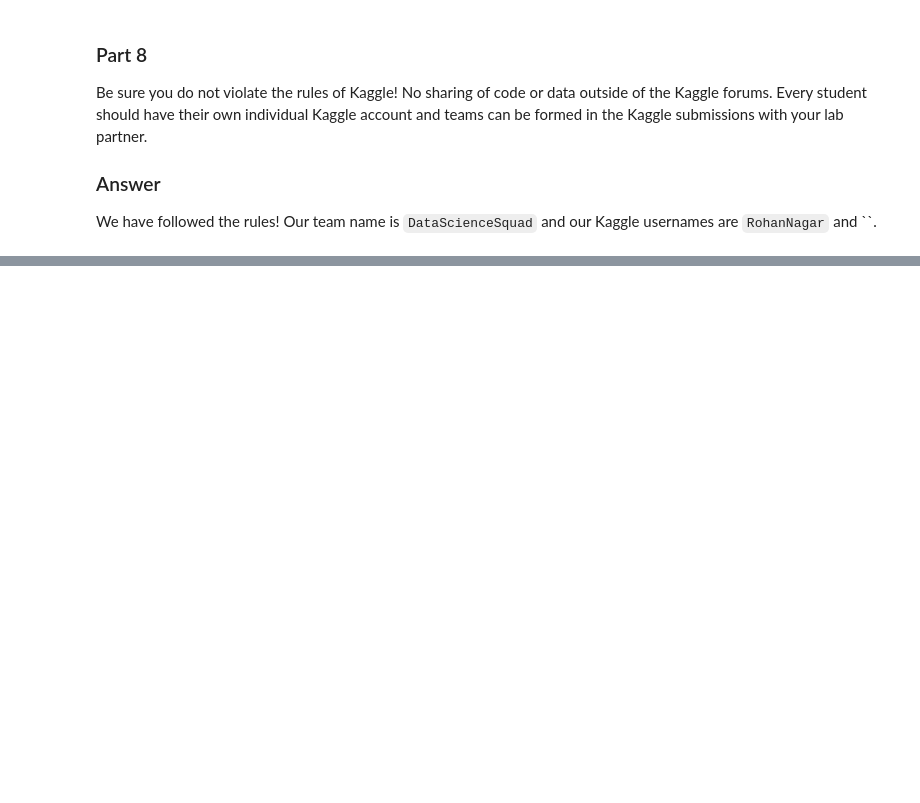
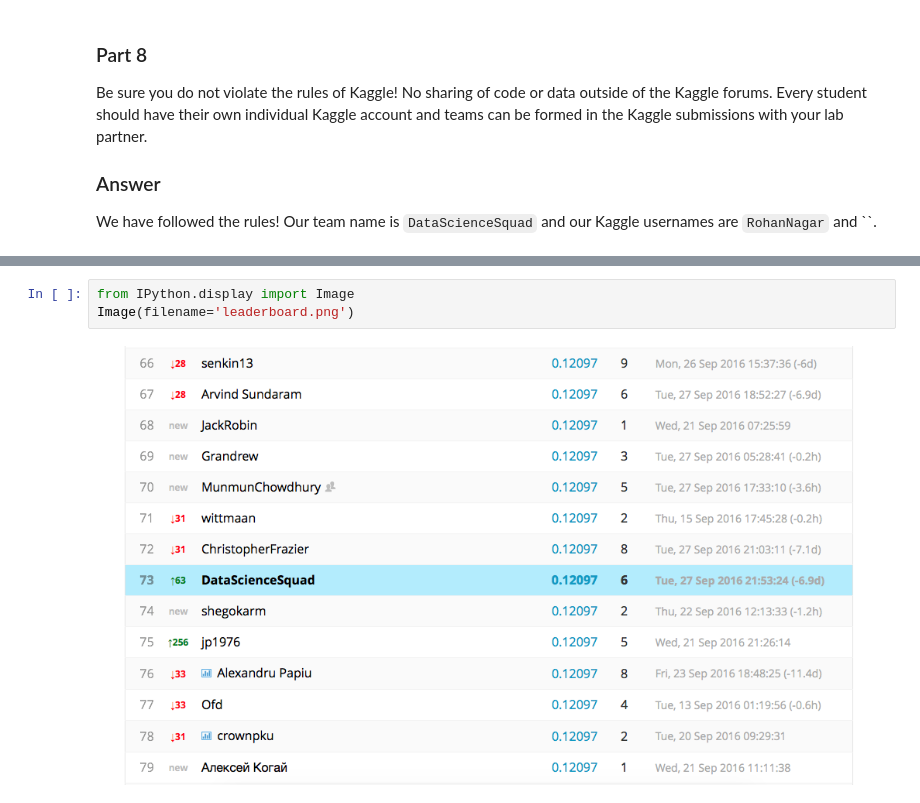
Before and after one commit to RohanNagar/datasciencelab-utaustin, a Jupyter notebook: lab5/lab5.ipynb, the cells around one changed output, grey strips where cells are left out. Cells and saved outputs as stored; diff of their text form; blank space fills up the shorter version.

```diff
--- a/lab5/lab5.ipynb
+++ b/lab5/lab5.ipynb
@@ -446,0 +622,5 @@ Our public score (screenshot below):
+# %%
+from IPython.display import Image
+Image(filename='leaderboard.png')
+# %% [output]
+[figure, added]
```
Also changed, not shown: parts of 26 cells of this notebook, 4 other files.
